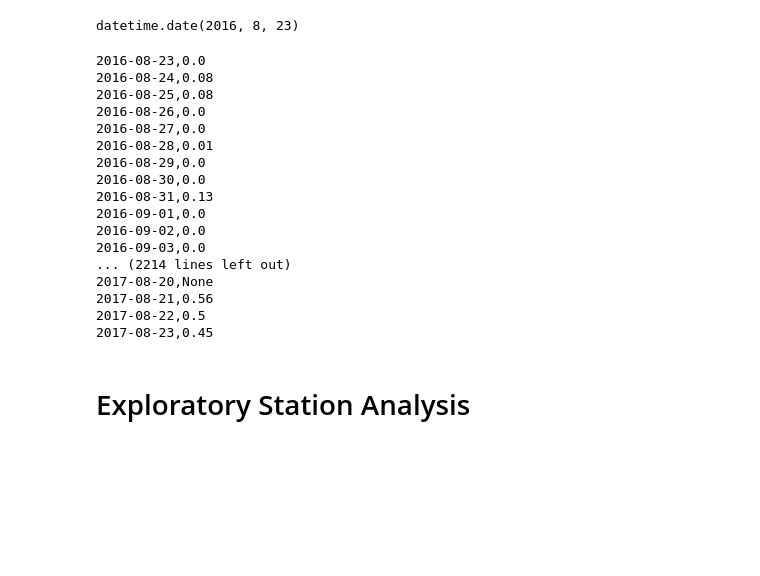
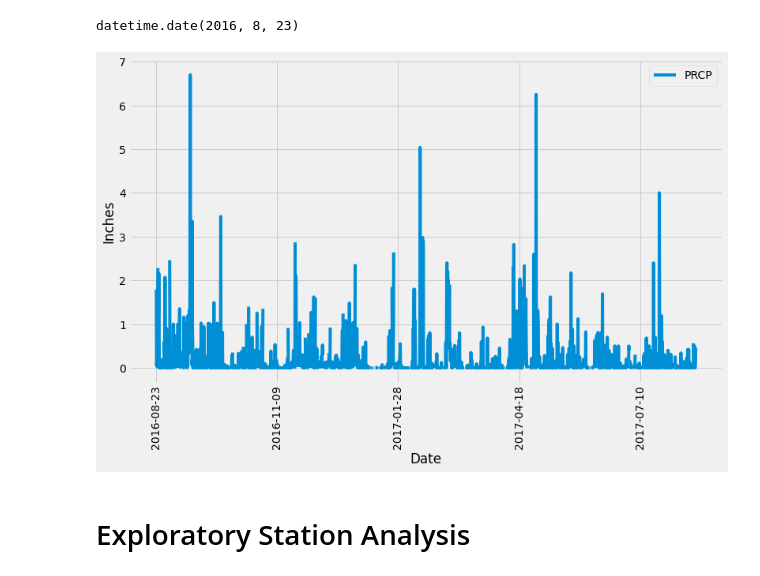
Before and after one commit to leoipn/sqlalchemy-challenge, a Jupyter notebook: climate_starter.ipynb, the cells around one changed output. Saved outputs shown, nothing was run; the diff lists cells and outputs as text; code cells hidden in the pictures; blank space fills up the shorter version.

Commit message:
SQL Alchemy - Query done

```diff
--- a/climate_starter.ipynb
+++ b/climate_starter.ipynb
@@ -88,39 +93,28 @@ one_year_ago_date
 datetime.date(2016, 8, 23)
 # %%
 # Perform a query to retrieve the data and precipitation scores
-join = session.query(Measurement.date, Measurement.prcp).\
+results = session.query(Measurement.date, Measurement.prcp).\
               filter(Measurement.date >= one_year_ago_date).\
               all()
 
-for record in join:
-    (ms) = record
-    print(f"{ms.date},{ms.prcp}")
+#for record in results:
+#    (ms) = record
+#    print(f"{ms.date},{ms.prcp}")
 
 # Save the query results as a Pandas DataFrame and set the index to the date column
-
+ms_rows = [{"Date":result[0], "PRCP":result[1]} for result in results]
+ms_df = pd.DataFrame(ms_rows).set_index("Date")
 
 # Sort the dataframe by date
-
+ms_df.sort_values("Date", inplace=True)
 
 # Use Pandas Plotting with Matplotlib to plot the data
+ms_df.plot(kind="line",figsize=(12,7), rot="vertical")
+plt.xlabel("Date")
+plt.ylabel("Inches")
+plt.show()
 # %% [output]
-2016-08-23,0.0
-2016-08-24,0.08
-2016-08-25,0.08
-2016-08-26,0.0
-2016-08-27,0.0
-2016-08-28,0.01
-2016-08-29,0.0
-2016-08-30,0.0
-2016-08-31,0.13
-2016-09-01,0.0
-2016-09-02,0.0
-2016-09-03,0.0
-... (2214 lines left out)
-2017-08-20,None
-2017-08-21,0.56
-2017-08-22,0.5
-2017-08-23,0.45
+[figure, added]
 # %%
 # Use Pandas to calcualte the summary statistics for the precipitation data
 # %% [markdown]
```
Also changed, not shown: parts of 7 cells of this notebook.
